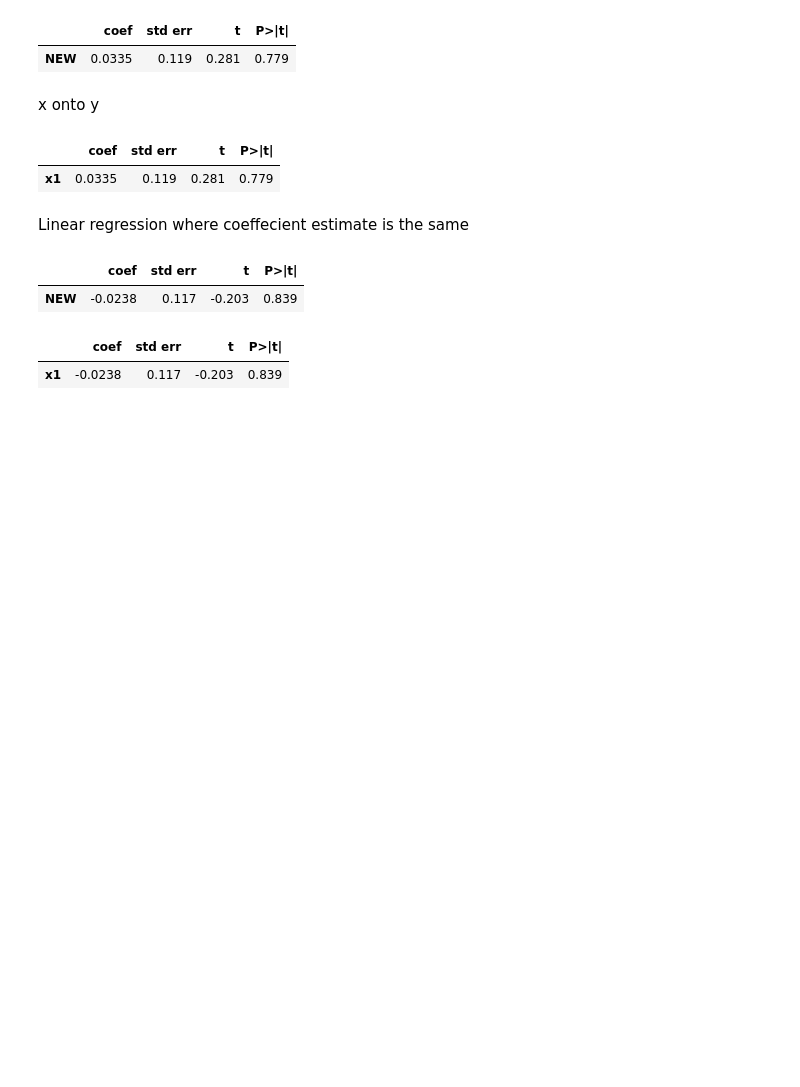
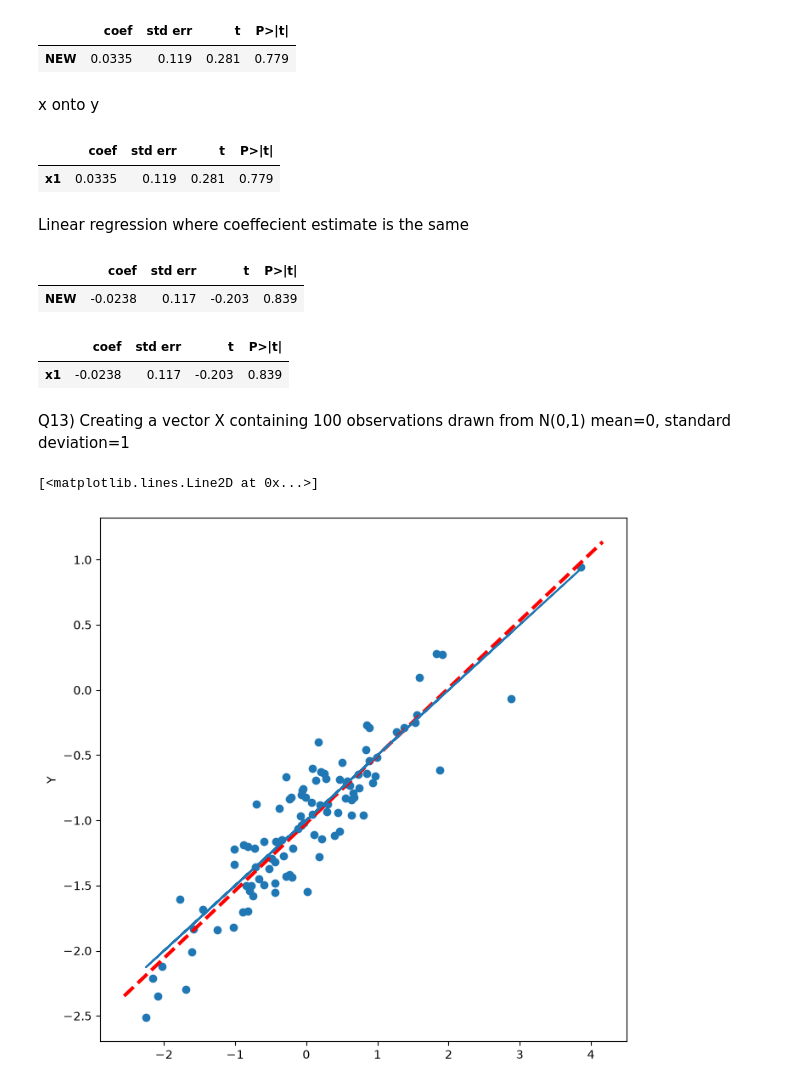
Before and after one commit to Mussab157/ISLP, a Jupyter notebook: Chapter3/ch3_lab.ipynb, the cells around one changed output. Cells and saved outputs as stored; diff of their text form; code cells hidden in the pictures; blank space fills up the shorter version.

```diff
--- a/Chapter3/ch3_lab.ipynb
+++ b/Chapter3/ch3_lab.ipynb
@@ -534,3 +534,35 @@ summarize(model.fit())
 # %% [output]
 |  | coef | std err | t | P>|t| |
 | x1 | -0.0238 | 0.117 | -0.203 | 0.839 |
+# %% [markdown]
+Q13) Creating a vector X containing 100 observations drawn from N(0,1) mean=0, standard deviation=1
+# %%
+mu, sigma=0, 1
+x=np.random.normal(mu, sigma, 100)
+# %%
+mu, sigma=0, 0.25
+eps=np.random.normal(mu, sigma, 100)
+# %%
+Y=(0.5*x)-1+eps
+# %%
+import matplotlib.pyplot as plt
+ax=subplots(figsize=(8,8))[1]
+ax.scatter(x, Y)
+ax.set_label('X')
+ax.set_ylabel('Y')
+x=pd.DataFrame(x)
+x.rename(columns={0:'new'}, inplace=True)
+X=MS(['new'], intercept=True).fit_transform(x)
+model=sm.OLS(Y, X)
+result=model.fit()
+summarize(result)
+
+abline(ax, result.params[0], result.params[1], 'r--', linewidth=3)
+ax.plot(x, (-1 + 0.5 * x) )
+#X=MS([poly('lstat', degree=2), 'age']).fit_transform(Boston)
+#model3=sm.OLS(y, X)
+#results3=model3.fit()
+#summarize(results3)
+# %% [output]
+[<matplotlib.lines.Line2D at 0x...>]
+[figure, added]
```
Also changed, not shown: parts of 3 cells of this notebook.
